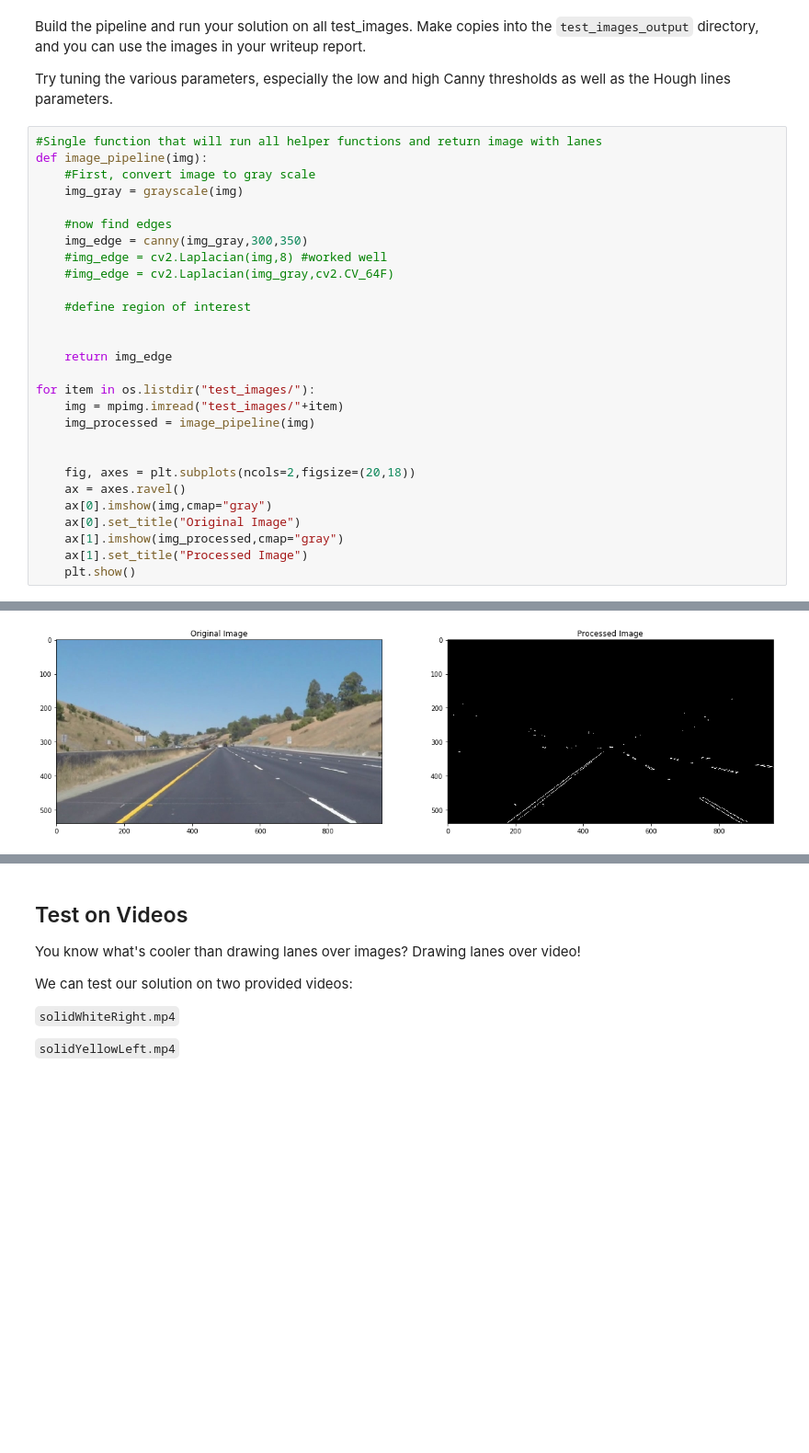
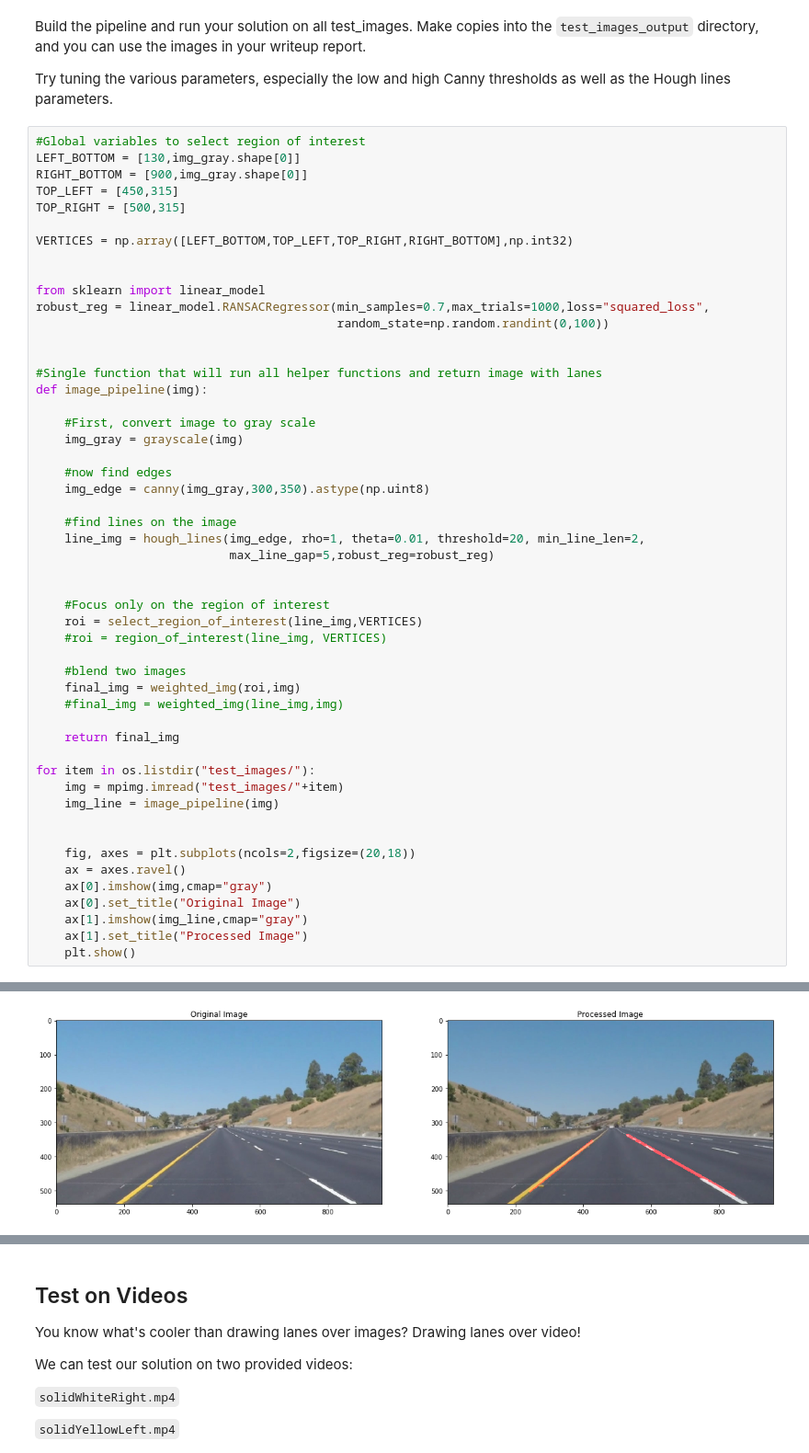
Before and after one commit to mhaytmyr/Udacity, a Jupyter notebook: Term1_Project1/P1.ipynb, the cells around one changed output, grey strips where cells are left out. Shown at 92% size. Saved outputs shown, nothing was run; the diff lists cells and outputs as text; blank space fills up the shorter version.

Commit message:
added lines

```diff
--- a/Term1_Project1/P1.ipynb
+++ b/Term1_Project1/P1.ipynb
@@ -193,31 +248,54 @@ Build the pipeline and run your solution on all test_images. Make copies into th
 
 Try tuning the various parameters, especially the low and high Canny thresholds as well as the Hough lines parameters.
 # %%
+#Global variables to select region of interest
+LEFT_BOTTOM = [130,img_gray.shape[0]]
+RIGHT_BOTTOM = [900,img_gray.shape[0]]
+TOP_LEFT = [450,315]
+TOP_RIGHT = [500,315]
+
+VERTICES = np.array([LEFT_BOTTOM,TOP_LEFT,TOP_RIGHT,RIGHT_BOTTOM],np.int32)
+
+
+from sklearn import linear_model
+robust_reg = linear_model.RANSACRegressor(min_samples=0.7,max_trials=1000,loss="squared_loss",
+                                          random_state=np.random.randint(0,100))
+
+
 #Single function that will run all helper functions and return image with lanes
 def image_pipeline(img):
+
     #First, convert image to gray scale
     img_gray = grayscale(img)
 
     #now find edges
-    img_edge = canny(img_gray,300,350)
-    #img_edge = cv2.Laplacian(img,8) #worked well
-    #img_edge = cv2.Laplacian(img_gray,cv2.CV_64F)
+    img_edge = canny(img_gray,300,350).astype(np.uint8)
 
-    #define region of interest
+    #find lines on the image
+    line_img = hough_lines(img_edge, rho=1, theta=0.01, threshold=20, min_line_len=2,
+                           max_line_gap=5,robust_reg=robust_reg)
 
 
-    return img_edge
+    #Focus only on the region of interest
+    roi = select_region_of_interest(line_img,VERTICES)
+    #roi = region_of_interest(line_img, VERTICES)
+
+    #blend two images
+    final_img = weighted_img(roi,img)
+    #final_img = weighted_img(line_img,img)
+
+    return final_img
 
 for item in os.listdir("test_images/"):
     img = mpimg.imread("test_images/"+item)
-    img_processed = image_pipeline(img)
+    img_line = image_pipeline(img)
 
 
     fig, axes = plt.subplots(ncols=2,figsize=(20,18))
     ax = axes.ravel()
     ax[0].imshow(img,cmap="gray")
     ax[0].set_title("Original Image")
-    ax[1].imshow(img_processed,cmap="gray")
+    ax[1].imshow(img_line,cmap="gray")
     ax[1].set_title("Processed Image")
     plt.show()
 # %% [output]
@@ -225 +303 @@ for item in os.listdir("test_images/"):
-[figure, old version]
+[figure, new version]
```
Also changed, not shown: parts of 9 cells of this notebook, 1 other file.
